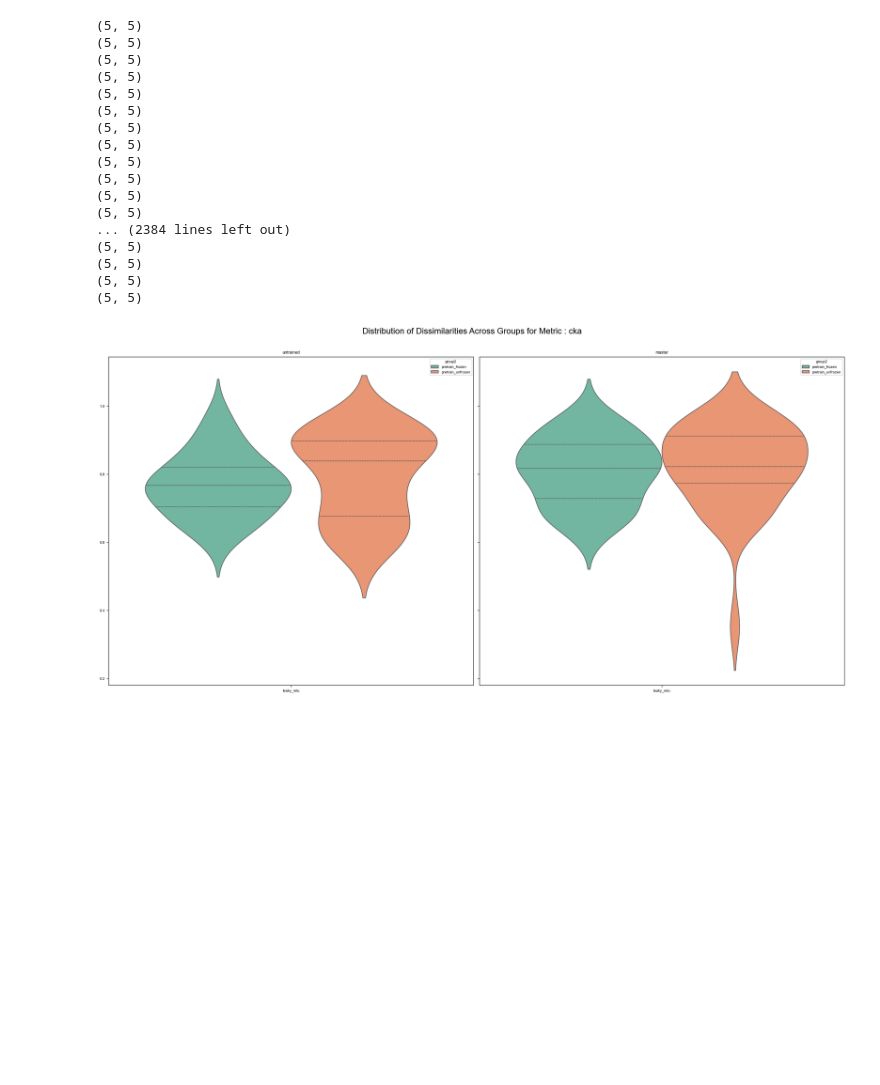
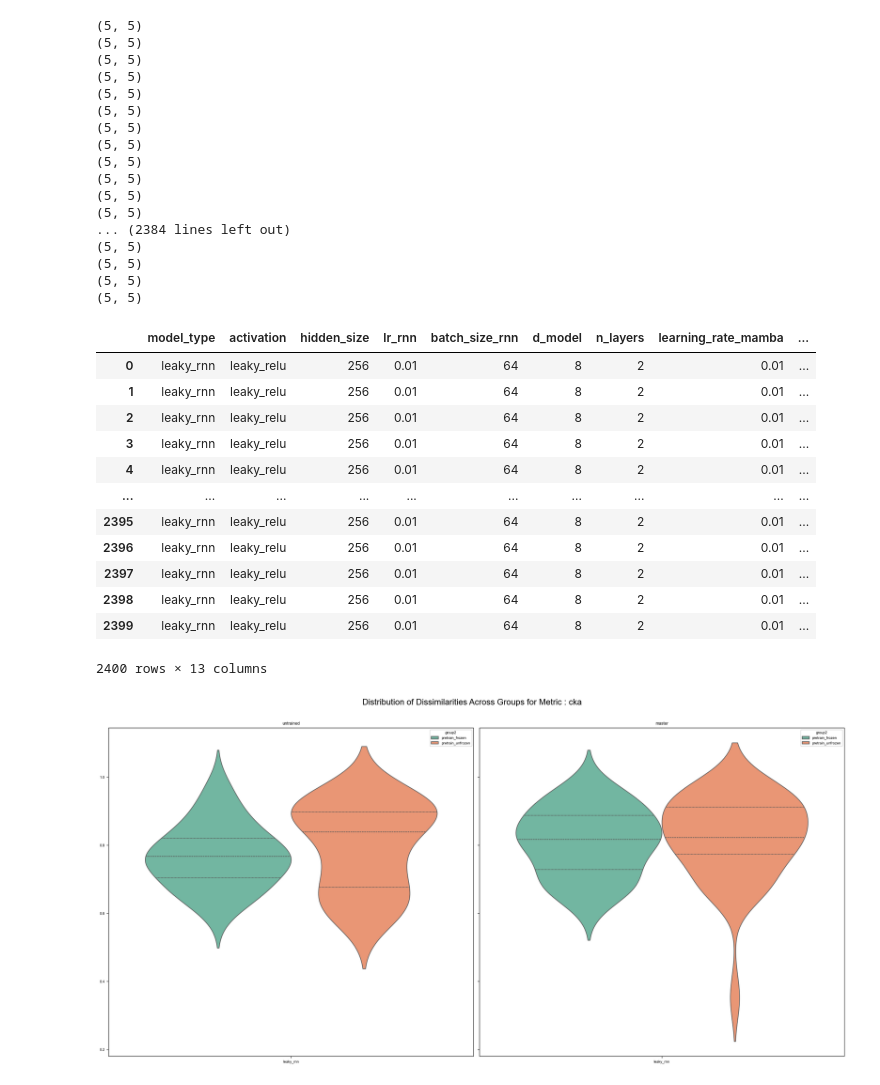
Before and after one commit to qglht/RepAL, a Jupyter notebook: notebooks/analysis_rnn_mamba.ipynb, the cells around one changed output. Saved outputs shown, nothing was run; the diff lists cells and outputs as text; code cells hidden in the pictures; blank space fills up the shorter version.

```diff
--- a/notebooks/analysis_rnn_mamba.ipynb
+++ b/notebooks/analysis_rnn_mamba.ipynb
@@ -52,6 +55,22 @@ df_selected = df[df["group1"].isin(groups_base) & df["group2"].isin(groups_selec
 (5, 5)
 (5, 5)
 (5, 5)
+# %%
+df
+# %% [output]
+|  | model_type | activation | hidden_size | lr_rnn | batch_size_rnn | d_model | n_layers | learning_rate_mamba | ... |
+| 0 | leaky_rnn | leaky_relu | 256 | 0.01 | 64 | 8 | 2 | 0.01 | ... |
+| 1 | leaky_rnn | leaky_relu | 256 | 0.01 | 64 | 8 | 2 | 0.01 | ... |
+| 2 | leaky_rnn | leaky_relu | 256 | 0.01 | 64 | 8 | 2 | 0.01 | ... |
+| 3 | leaky_rnn | leaky_relu | 256 | 0.01 | 64 | 8 | 2 | 0.01 | ... |
+| 4 | leaky_rnn | leaky_relu | 256 | 0.01 | 64 | 8 | 2 | 0.01 | ... |
+| ... | ... | ... | ... | ... | ... | ... | ... | ... | ... |
+| 2395 | leaky_rnn | leaky_relu | 256 | 0.01 | 64 | 8 | 2 | 0.01 | ... |
+| 2396 | leaky_rnn | leaky_relu | 256 | 0.01 | 64 | 8 | 2 | 0.01 | ... |
+| 2397 | leaky_rnn | leaky_relu | 256 | 0.01 | 64 | 8 | 2 | 0.01 | ... |
+| 2398 | leaky_rnn | leaky_relu | 256 | 0.01 | 64 | 8 | 2 | 0.01 | ... |
+| 2399 | leaky_rnn | leaky_relu | 256 | 0.01 | 64 | 8 | 2 | 0.01 | ... |
+2400 rows × 13 columns
 # %%
 def discriminate_df(df_selected, groups_base, criteria):
     for measure in measures:
```
Also changed, not shown: parts of 2 cells of this notebook, 3 other files.
